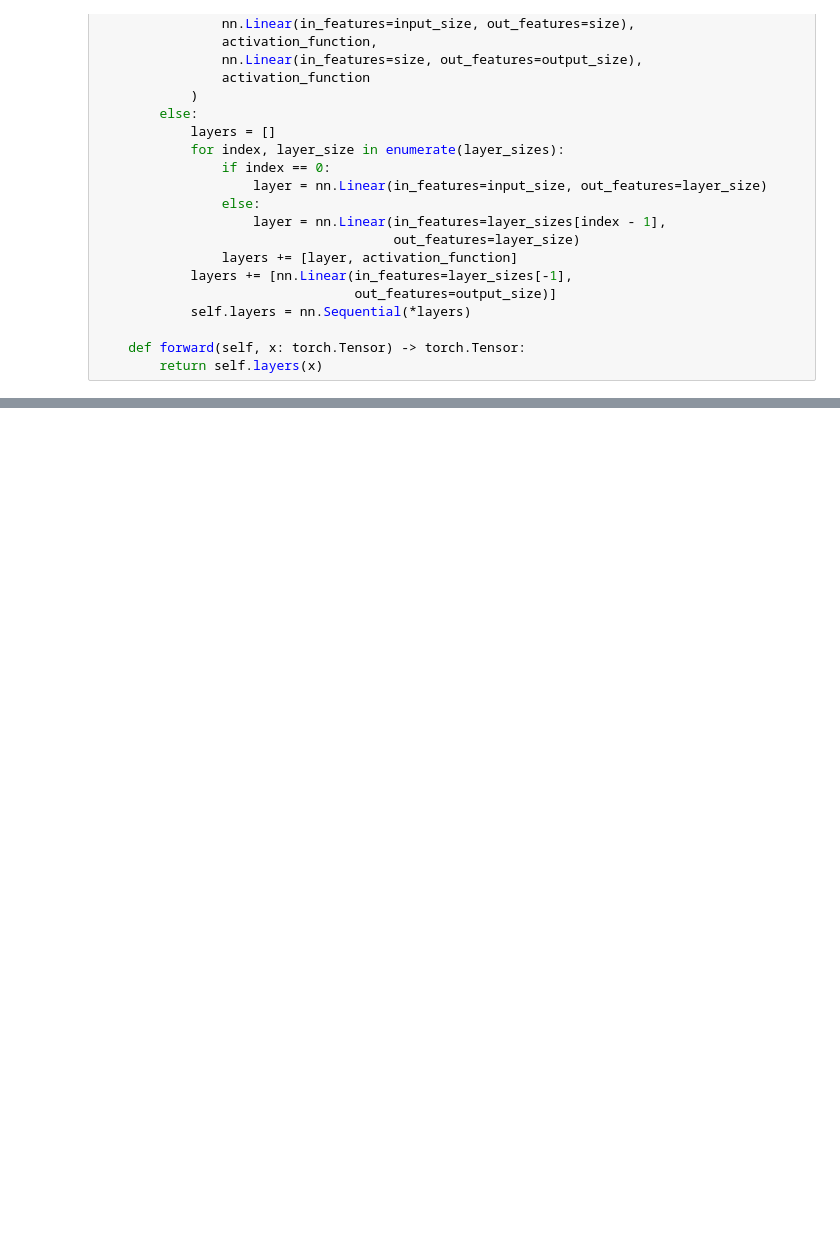
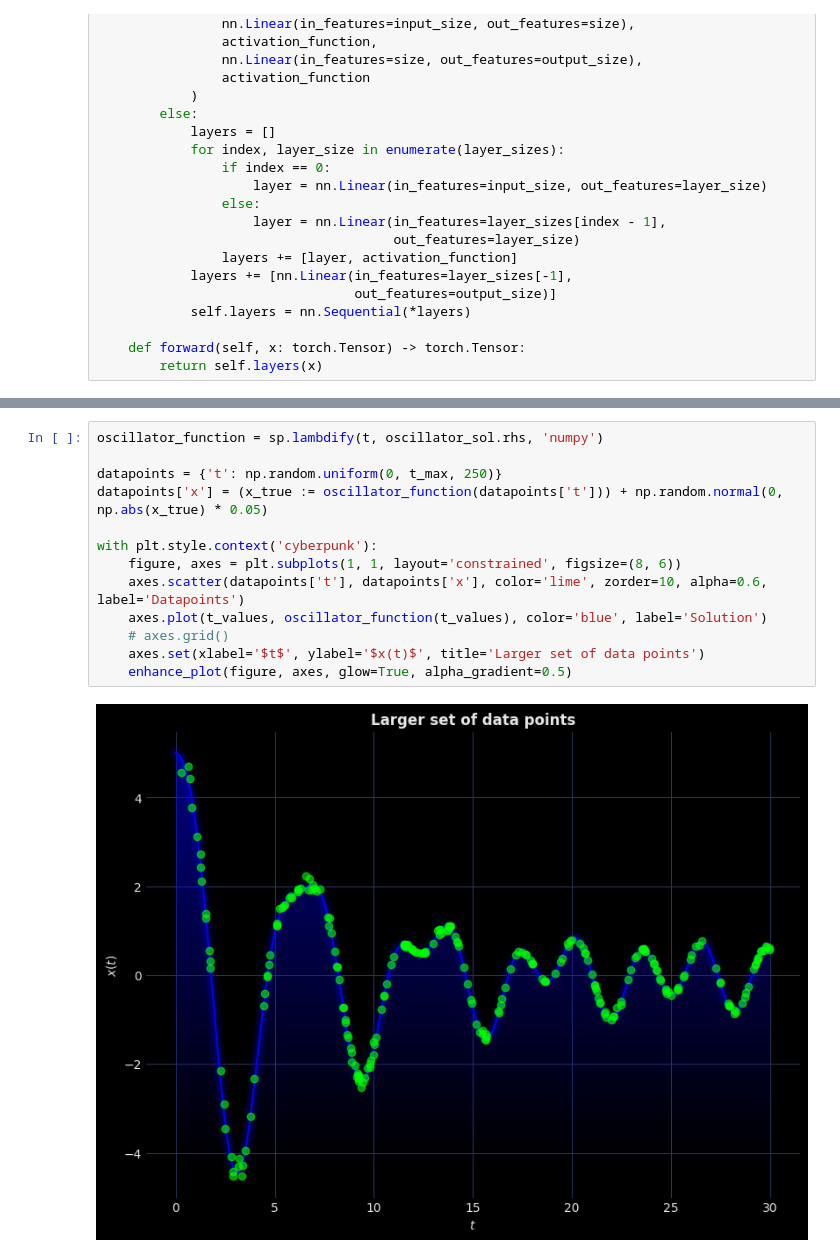
Before and after one commit to Yolonek/MachineLearningApplications, a Jupyter notebook: 8.PINN/8.1-HarmonicOscillator.ipynb, the cells around one changed output, grey strips where cells are left out. Cells and saved outputs as stored; diff of their text form; blank space fills up the shorter version.

```diff
--- a/8.PINN/8.1-HarmonicOscillator.ipynb
+++ b/8.PINN/8.1-HarmonicOscillator.ipynb
@@ -293,0 +317,15 @@ Approximator.alpha, Approximator.beta, Approximator.omega, Approximator.F, Appro
+# %%
+oscillator_function = sp.lambdify(t, oscillator_sol.rhs, 'numpy')
+
+datapoints = {'t': np.random.uniform(0, t_max, 250)}
+datapoints['x'] = (x_true := oscillator_function(datapoints['t'])) + np.random.normal(0, np.abs(x_true) * 0.05)
+
+with plt.style.context('cyberpunk'):
+    figure, axes = plt.subplots(1, 1, layout='constrained', figsize=(8, 6))
+    axes.scatter(datapoints['t'], datapoints['x'], color='lime', zorder=10, alpha=0.6, label='Datapoints')
+    axes.plot(t_values, oscillator_function(t_values), color='blue', label='Solution')
+    # axes.grid()
+    axes.set(xlabel='$t$', ylabel='$x(t)$', title='Larger set of data points')
+    enhance_plot(figure, axes, glow=True, alpha_gradient=0.5)
+# %% [output]
+[figure, added]
```
Also changed, not shown: parts of 21 cells of this notebook.
